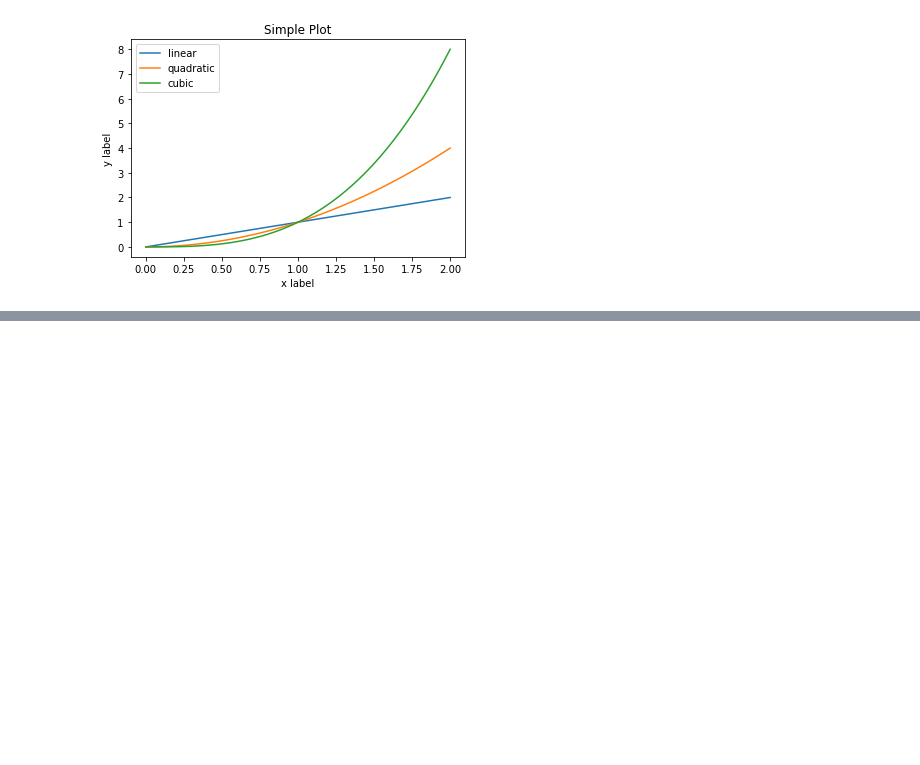
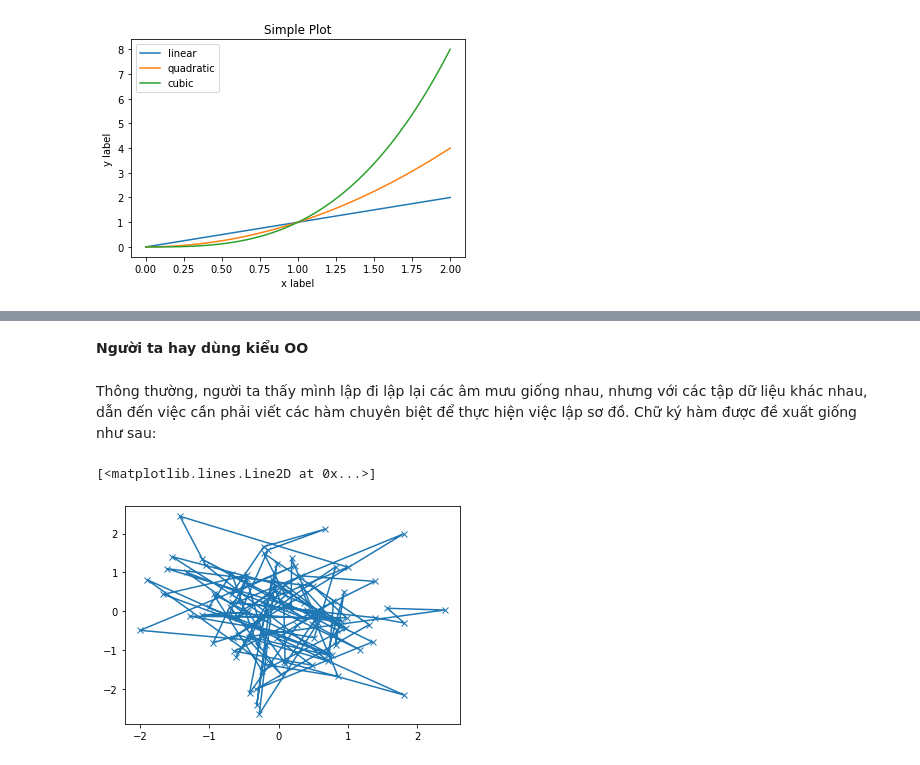
Before and after one commit to phuonghnhut/learn01, a Jupyter notebook: matplotlib.ipynb, the cells around one changed output, grey strips where cells are left out. Cells and saved outputs as stored; diff of their text form; code cells hidden in the pictures; blank space fills up the shorter version.

Commit message:
Được tạo bằng Colaboratory

```diff
--- a/matplotlib.ipynb
+++ b/matplotlib.ipynb
@@ -36,0 +60,16 @@ ax.legend()
+# %% [markdown]
+__Người ta hay dùng kiểu OO__
+# %% [markdown]
+Thông thường, người ta thấy mình lập đi lập lại các âm mưu giống nhau, nhưng với các tập dữ liệu khác nhau, dẫn đến việc cần phải viết các hàm chuyên biệt để thực hiện việc lập sơ đồ. Chữ ký hàm được đề xuất giống như sau:
+# %%
+def my_plotter(ax, data1, data2, param_dict):
+    out = ax.plot(data1, data2, **param_dict)
+
+    return out
+# %%
+data1, data2, data3, data4 = np.random.randn(4, 100)
+fig, ax = plt.subplots(1, 1)
+my_plotter(ax, data1, data2, {'marker': 'x'})
+# %% [output]
+[<matplotlib.lines.Line2D at 0x...>]
+[figure, added]
```
Also changed, not shown: parts of 28 cells of this notebook.
